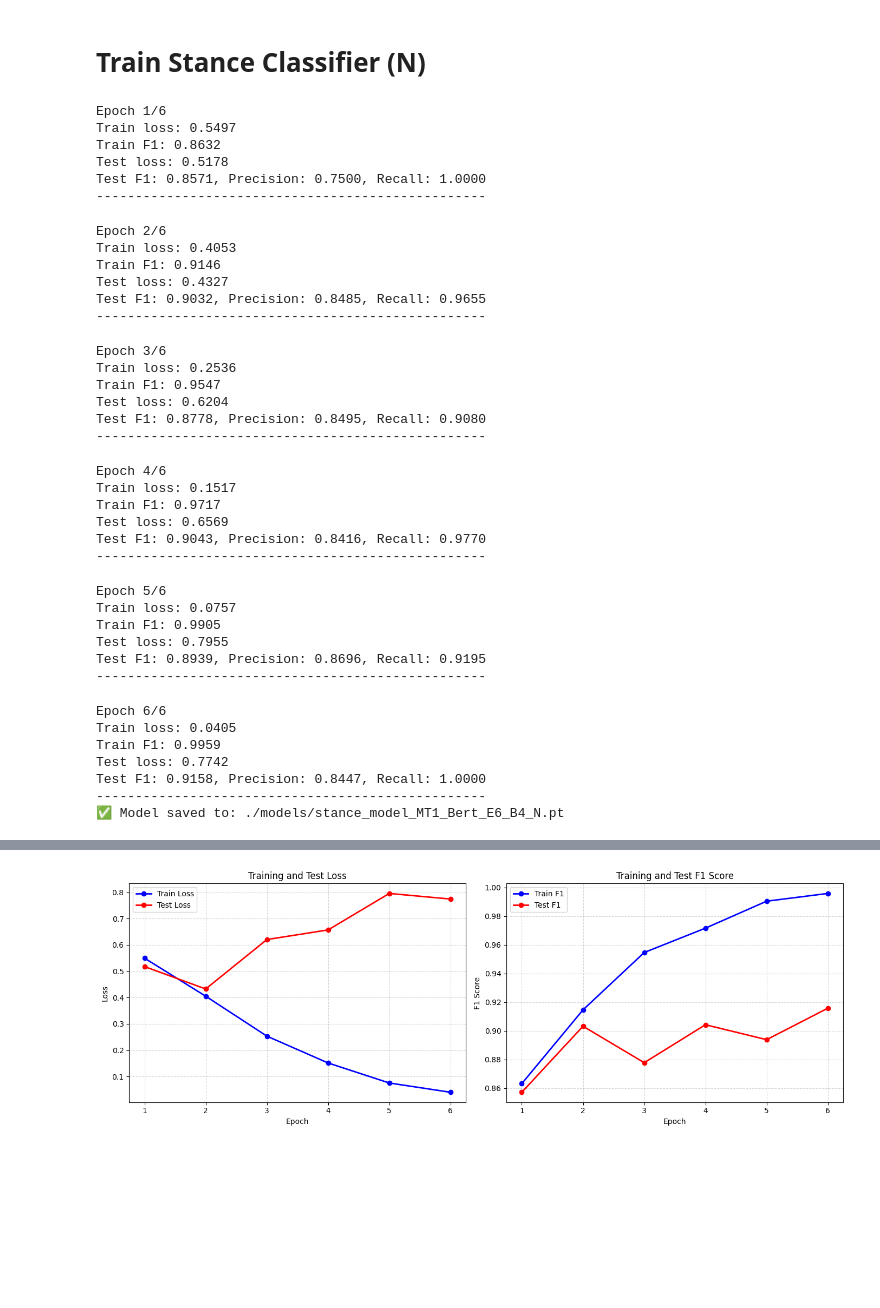
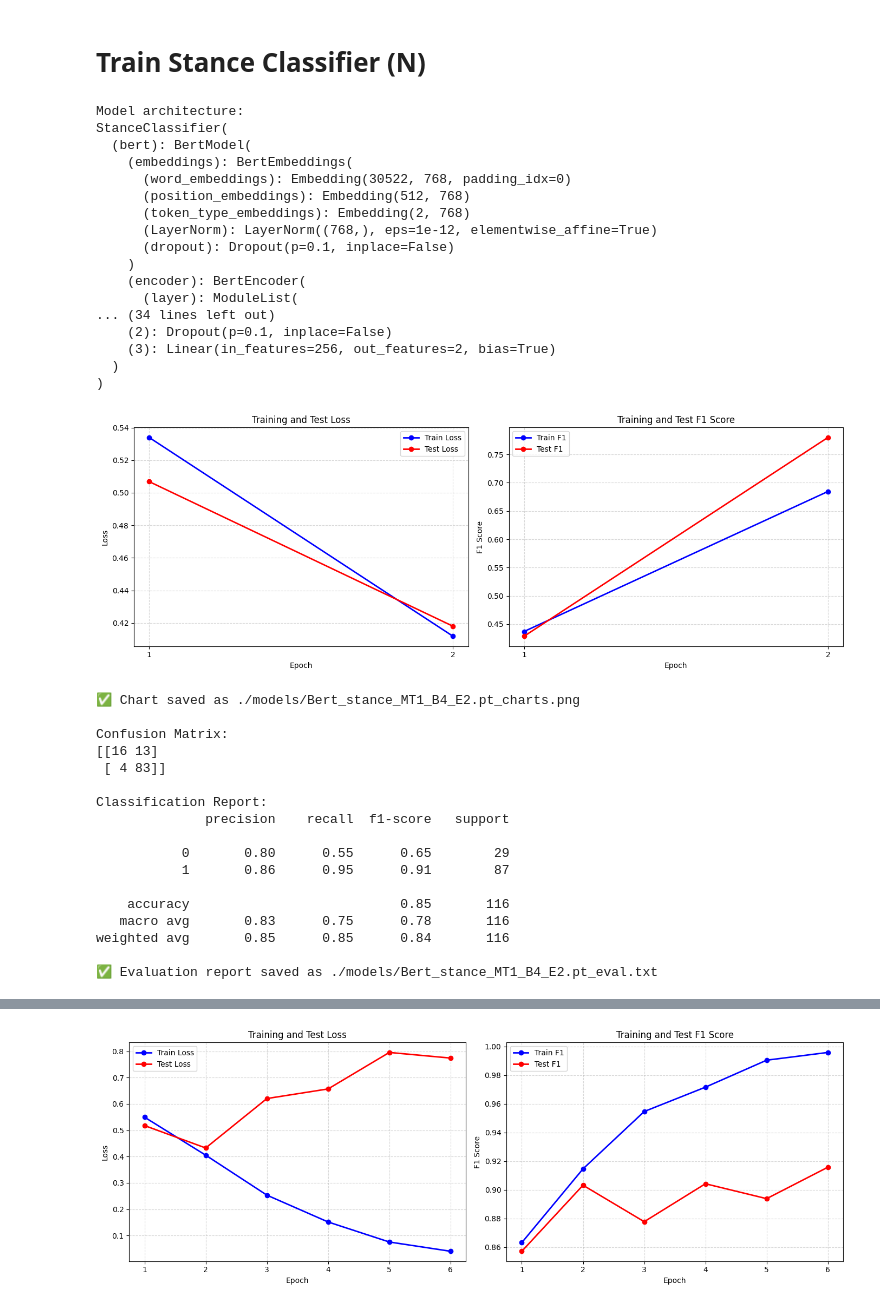
Before and after one commit to myeghaneh/ArguSentiment, a Jupyter notebook: src/experiments.ipynb, the cells around one changed output, grey strips where cells are left out. Cells and saved outputs as stored; diff of their text form; code cells hidden in the pictures; blank space fills up the shorter version.

```diff
--- a/src/experiments.ipynb
+++ b/src/experiments.ipynb
@@ -98,47 +55,48 @@ model_n, history_n, y_test_pred_n = train_model(
     X_test=(X_test_n['text'].tolist(), X_test_n['topic_id'].tolist()),
     y_test=y_test_n.tolist(),
     batch_size=4,
-    epochs=6,
+    epochs=2,
     device='cuda' if torch.cuda.is_available() else 'cpu',
     sample_level=False,
     model_name='bert-base-uncased',  # or any HuggingFace model like 'roberta-base'
-    saved_model_path='./models/stance_model_MT1_Bert_E6_B4_N.pt'
+    saved_model_path='./models/Bert_stance_MT1_B4_E2.pt'
     )
 # %% [output]
-Epoch 1/6
-Train loss: 0.5497
-Train F1: 0.8632
-Test loss: 0.5178
-Test F1: 0.8571, Precision: 0.7500, Recall: 1.0000
---------------------------------------------------
+Model architecture:
+StanceClassifier(
+  (bert): BertModel(
+    (embeddings): BertEmbeddings(
+      (word_embeddings): Embedding(30522, 768, padding_idx=0)
+      (position_embeddings): Embedding(512, 768)
+      (token_type_embeddings): Embedding(2, 768)
+      (LayerNorm): LayerNorm((768,), eps=1e-12, elementwise_affine=True)
+      (dropout): Dropout(p=0.1, inplace=False)
+    )
+    (encoder): BertEncoder(
+      (layer): ModuleList(
+... (34 lines left out)
+    (2): Dropout(p=0.1, inplace=False)
+    (3): Linear(in_features=256, out_features=2, bias=True)
+  )
+)
-Epoch 2/6
-Train loss: 0.4053
-Train F1: 0.9146
-Test loss: 0.4327
-Test F1: 0.9032, Precision: 0.8485, Recall: 0.9655
---------------------------------------------------
-Epoch 3/6
-Train loss: 0.2536
-Train F1: 0.9547
-Test loss: 0.6204
-Test F1: 0.8778, Precision: 0.8495, Recall: 0.9080
---------------------------------------------------
-Epoch 4/6
-Train loss: 0.1517
-Train F1: 0.9717
-Test loss: 0.6569
-Test F1: 0.9043, Precision: 0.8416, Recall: 0.9770
---------------------------------------------------
-Epoch 5/6
-Train loss: 0.0757
-Train F1: 0.9905
-Test loss: 0.7955
-Test F1: 0.8939, Precision: 0.8696, Recall: 0.9195
---------------------------------------------------
-Epoch 6/6
-Train loss: 0.0405
-Train F1: 0.9959
-Test loss: 0.7742
-Test F1: 0.9158, Precision: 0.8447, Recall: 1.0000
---------------------------------------------------
-✅ Model saved to: ./models/stance_model_MT1_Bert_E6_B4_N.pt
+# %%
+plot_training_history_cm_cr(history_n, y_true=y_test_n, y_pred=y_test_pred_n, run_name="./models/Bert_stance_MT1_B4_E2.pt")
+# %% [output]
+[figure, added]
+✅ Chart saved as ./models/Bert_stance_MT1_B4_E2.pt_charts.png
+
+Confusion Matrix:
+[[16 13]
+ [ 4 83]]
+
+Classification Report:
+              precision    recall  f1-score   support
+
+           0       0.80      0.55      0.65        29
+           1       0.86      0.95      0.91        87
+
+    accuracy                           0.85       116
+   macro avg       0.83      0.75      0.78       116
+weighted avg       0.85      0.85      0.84       116
+
+✅ Evaluation report saved as ./models/Bert_stance_MT1_B4_E2.pt_eval.txt
```
Also changed, not shown: parts of 23 cells of this notebook.
